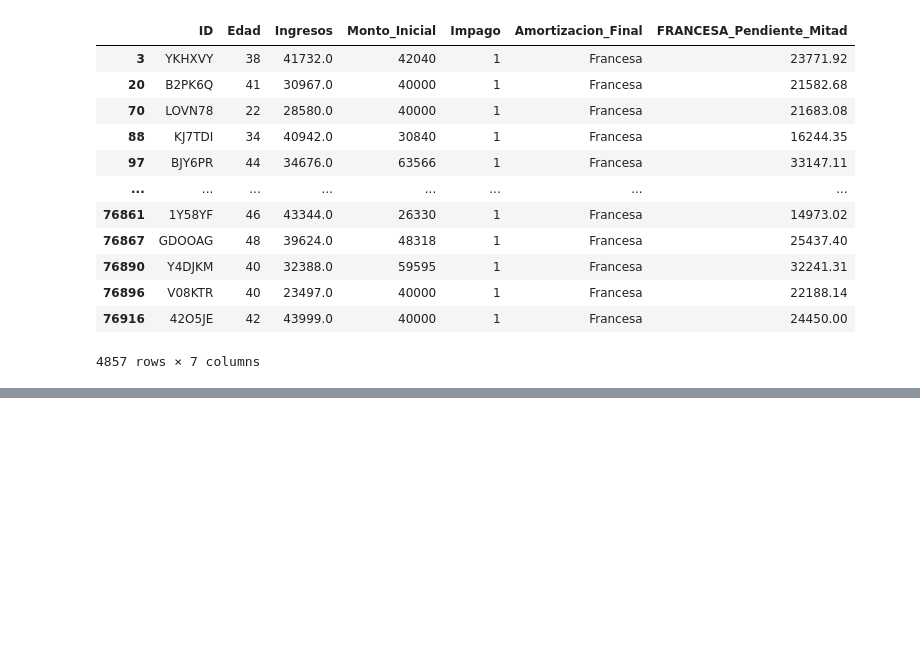
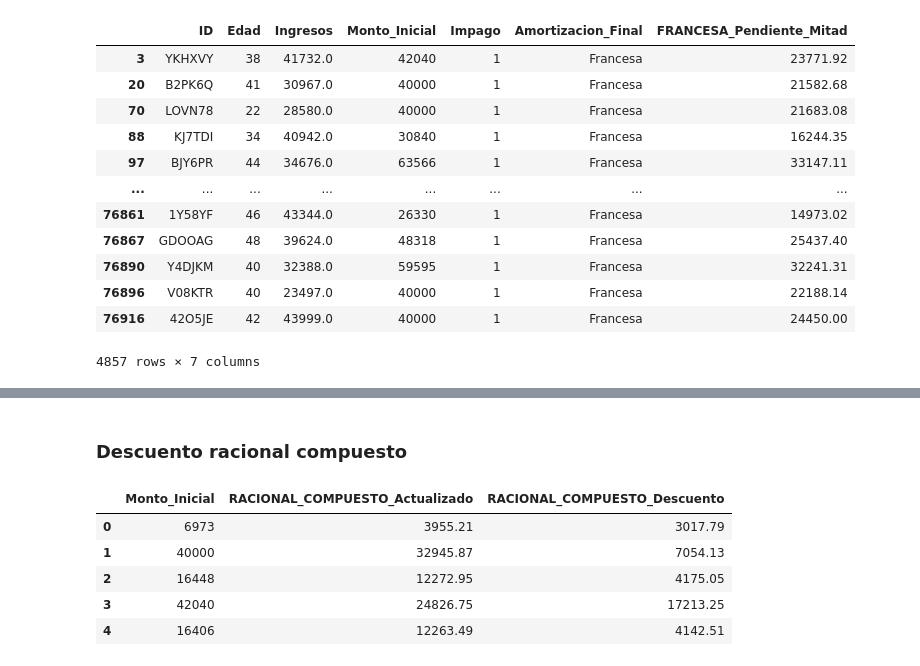
Before and after one commit to NaiaArroyo/RETO-5-NARANJA, a Jupyter notebook: Notebook Amortizacion Francesa y Aleman.ipynb, the cells around one changed output, grey strips where cells are left out. Drawn from its saved outputs; the diff is of its cells as text; code cells hidden in the pictures; blank space fills up the shorter version.

```diff
--- a/Notebook Amortizacion Francesa y Aleman.ipynb
+++ b/Notebook Amortizacion Francesa y Aleman.ipynb
@@ -296,0 +331,14 @@ df_pendiente_Francesa
+# %% [markdown]
+### Descuento racional compuesto
+# %%
+df["RACIONAL_COMPUESTO_Actualizado"] = Cn / (1 + i_descuento) ** n_descuento
+df["RACIONAL_COMPUESTO_Descuento"] = Cn - df["RACIONAL_COMPUESTO_Actualizado"]
+
+df[["Monto_Inicial", "RACIONAL_COMPUESTO_Actualizado", "RACIONAL_COMPUESTO_Descuento"]].head().round(2)
+# %% [output]
+|  | Monto_Inicial | RACIONAL_COMPUESTO_Actualizado | RACIONAL_COMPUESTO_Descuento |
+| 0 | 6973 | 3955.21 | 3017.79 |
+| 1 | 40000 | 32945.87 | 7054.13 |
+| 2 | 16448 | 12272.95 | 4175.05 |
+| 3 | 42040 | 24826.75 | 17213.25 |
+| 4 | 16406 | 12263.49 | 4142.51 |
```
Also changed, not shown: parts of 8 cells of this notebook.
